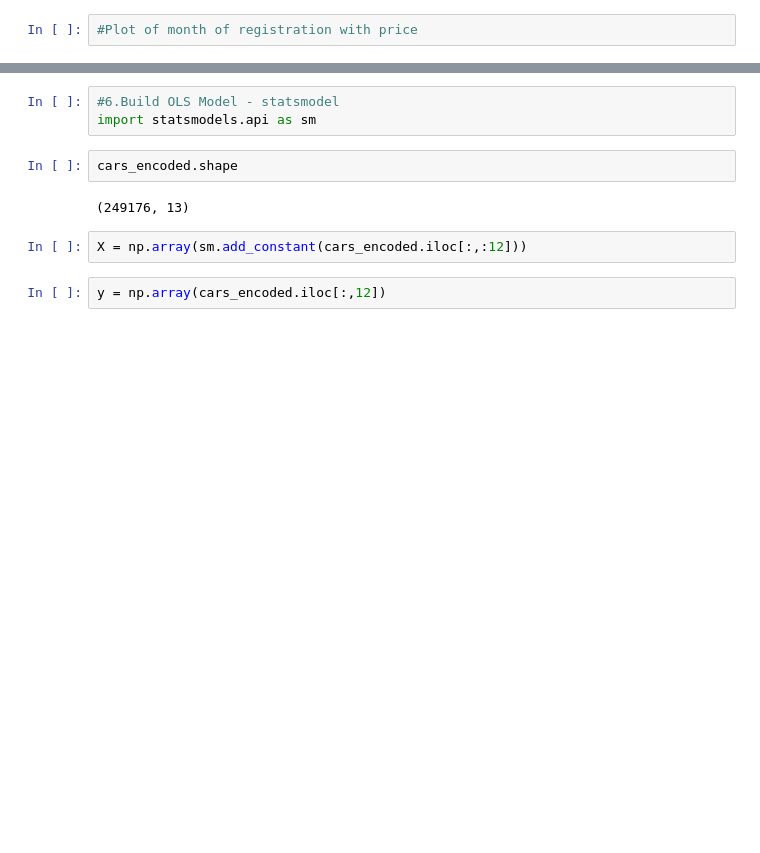
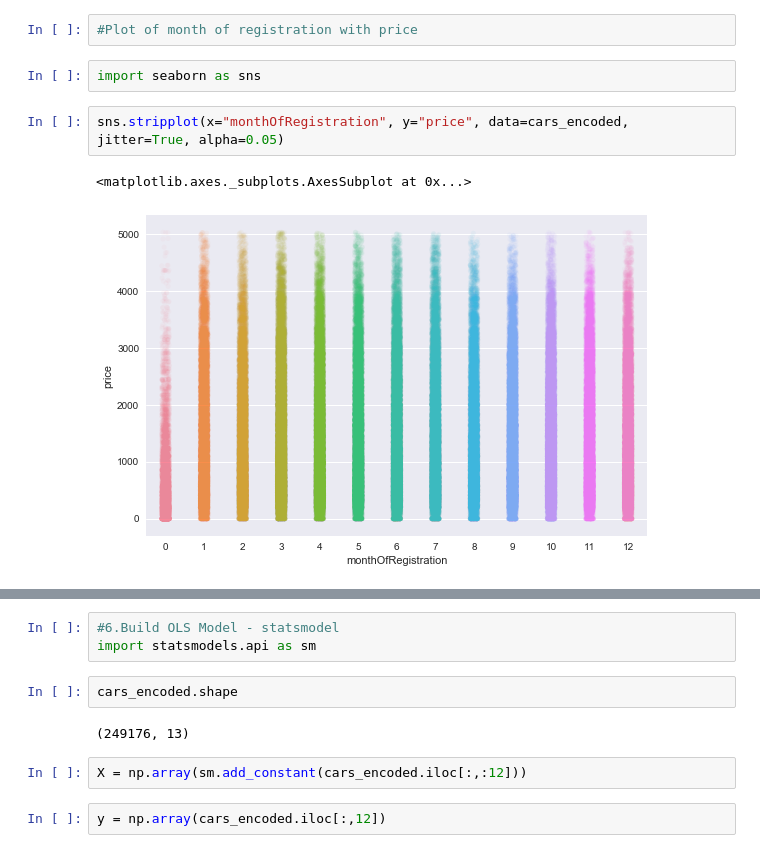
Before and after one commit to amitkaps/hackermath, a Jupyter notebook: Module_1f_Exercise_LinearRegression-Completed.ipynb, the cells around one changed output, grey strips where cells are left out. Drawn from its saved outputs; the diff is of its cells as text; blank space fills up the shorter version.

```diff
--- a/Module_1f_Exercise_LinearRegression-Completed.ipynb
+++ b/Module_1f_Exercise_LinearRegression-Completed.ipynb
@@ -103,5 +103,12 @@ plt.ylabel('price')
 # %%
 #Plot of month of registration with price
+# %%
+import seaborn as sns
+# %%
+sns.stripplot(x="monthOfRegistration", y="price", data=cars_encoded, jitter=True, alpha=0.05)
+# %% [output]
+<matplotlib.axes._subplots.AxesSubplot at 0x...>
+[figure, added]
 # %%
 plt.scatter(cars_encoded.monthOfRegistration,
            cars_encoded.price,
```
Also changed, not shown: parts of 2 cells of this notebook, 13 other files.
